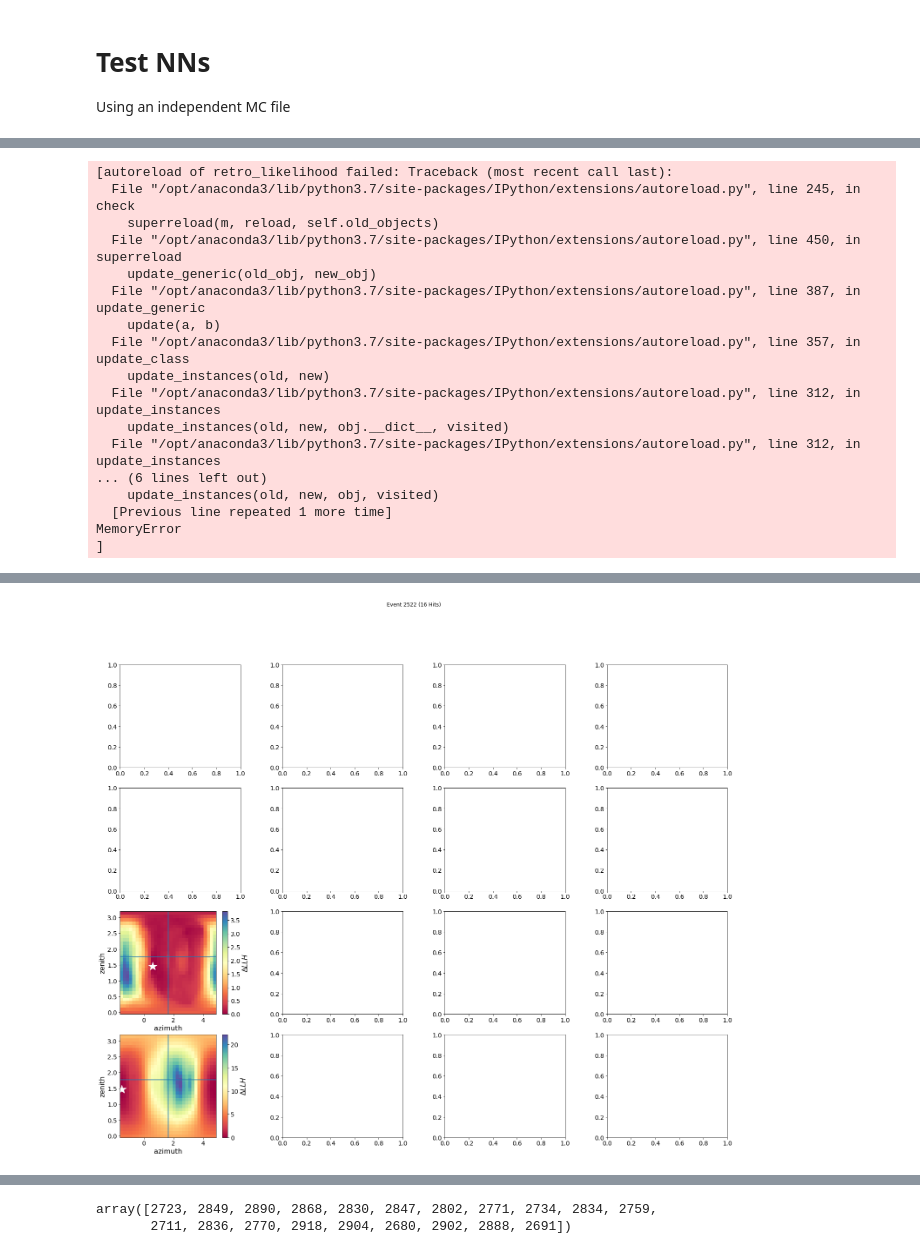
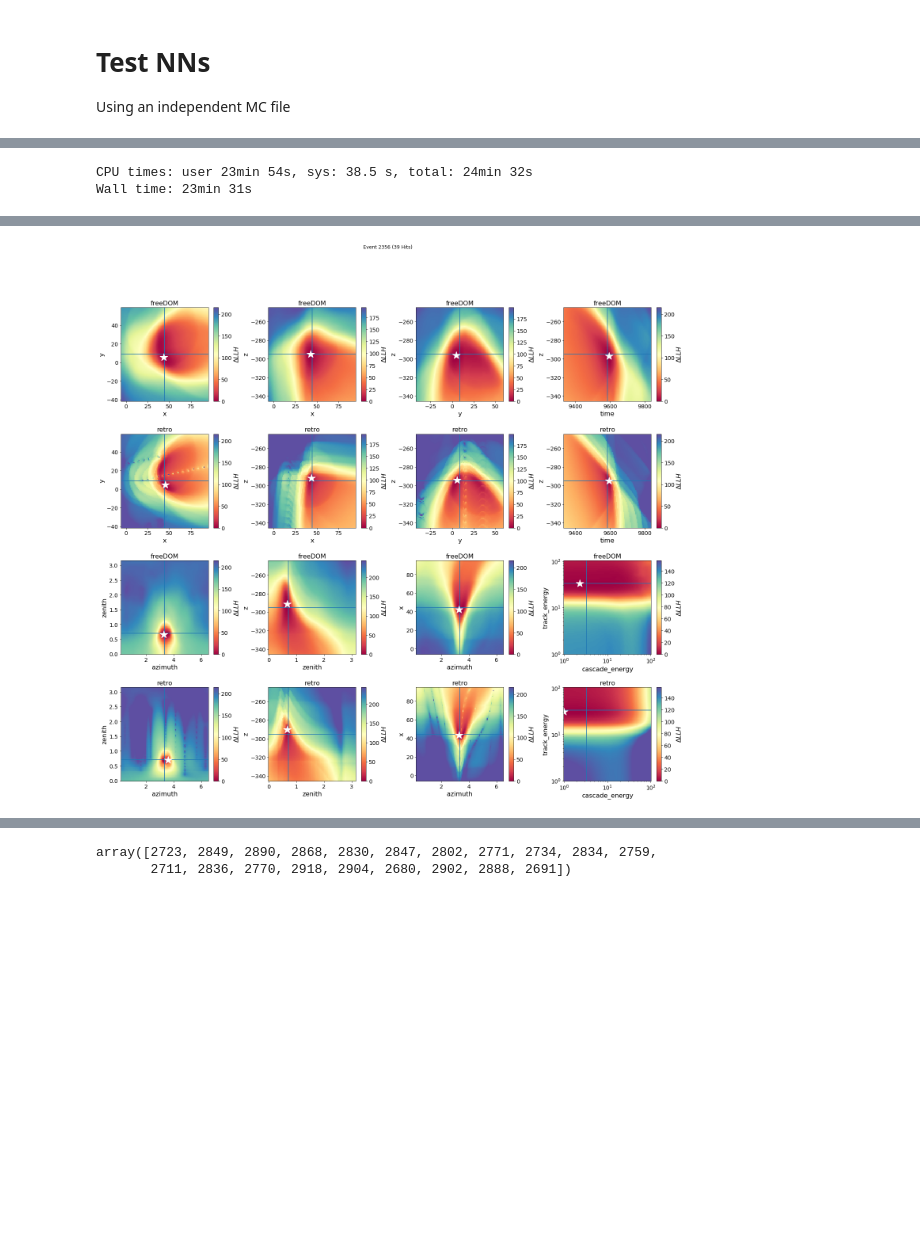
Before and after one commit to philippeller/freeDOM, a Jupyter notebook: freeDOM/inspect.ipynb, the cells around one changed output, grey strips where cells are left out. Drawn from its saved outputs; the diff is of its cells as text; code cells hidden in the pictures; blank space fills up the shorter version.

```diff
--- a/freeDOM/inspect.ipynb
+++ b/freeDOM/inspect.ipynb
@@ -39,7 +39,7 @@ Using an independent MC file
 # %%
 events, labels = load_events(dir='/home/iwsatlas1/peller/work/oscNext/level7_v01.04/140000_i3cols_test')
 # %%
-freedom_llh = LLH(hitnet_file='models/HitNet_14_May_2020-20h31/epoch_20_model.hdf5',
-          chargenet_file='models/ChargeNet_14_May_2020-20h30/epoch_1000_model.hdf5',
+freedom_llh = LLH(hitnet_file='models/HitNet_new_trafo18_May_2020-15h39/epoch_10_model.hdf5',
+          chargenet_file='models/ChargeNet_512_15_May_2020-13h05/epoch_475_model.hdf5',
           epsilon=1e-7,
          )
@@ -69,6 +71,10 @@ def get_llh_2d(event, plot_dim_x, plot_dim_y, n_steps=100, width='tight', subtra
         delta_x = 50
         delta_y = 50
         logE = 2
+    elif width == 'super_wide':
+        delta_x = 2000
+        delta_y = 2000
+        logE = 6
     else:
         delta_x = 500
         delta_y = 500
@@ -144,12 +150,12 @@ def plot_2d(g, t, ax):
 event_idx = 2522
 event = events[event_idx]
 
-x_dim = 'x'
-y_dim = 'z'
+x_dim = 'azimuth'
+y_dim = 'x'
 
 p, t = get_llh_2d(event, x_dim, y_dim, n_steps=101, width='tight')
 # %%
-p['pegleg_llh'] = -np.load('/home/iwsatlas1/peller/scans_jan/llh_space_xz_11366.npy')
+p['pegleg_llh'] = -np.load('/home/iwsatlas1/peller/scans_jan/llh_space_azix_11366_charge_mie.npy')
 p['pegleg_llh'] -= np.min(p['pegleg_llh'])
 # %%
 fig, ax = plt.subplots(2,3, figsize = (20, 12))
@@ -184,48 +190,37 @@ event_idx = 2522
 #event_idx = 1127
 #event_idx = 991
 #event_idx = 1232
+event_idx = 2356
 
 event = events[event_idx]
 
 width = 'tight'
 
-fig, ax = plt.subplots(4, 4, figsize=(25, 20))
+fig, ax = plt.subplots(4, 4, figsize=(25, 22))
 plt.subplots_adjust(wspace=0.35)
+plt.subplots_adjust(hspace=0.35)
 
 
 
 def double_plot(x, y, ax, retro_ax):
-    p, t = get_llh_2d(event, x, y, n_steps=31, width=width)
+    p, t = get_llh_2d(event, x, y, n_steps=101, width=width)
     #p['retro_llh'] = np.clip(p['retro_llh'], 0, np.max(p['q_llh']))
     plot_2d(p['tot'], t, ax)
-    plot_2d(p['retro_llh'], t, retro_ax)
+    ax.set_title('freeDOM')
+    plot_2d(np.clip(p['retro_llh'], 0, np.max(p['tot'])), t, retro_ax)
+    retro_ax.set_title('retro')
 
-#double_plot('x', 'y', ax[0,0], ax[1,0])
-#double_plot('x', 'z', ax[0,1], ax[1,1])
-#double_plot('y', 'z', ax[0,2], ax[1,2])
-#double_plot('time', 'z', ax[0,3], ax[1,3])
+double_plot('x', 'y', ax[0,0], ax[1,0])
+double_plot('x', 'z', ax[0,1], ax[1,1])
+double_plot('y', 'z', ax[0,2], ax[1,2])
+double_plot('time', 'z', ax[0,3], ax[1,3])
 double_plot('azimuth', 'zenith', ax[2,0], ax[3,0])
-#double_plot('zenith', 'z', ax[2,1], ax[3,1])
-#double_plot('azimuth', 'x', ax[2,2], ax[3,2])
-#double_plot('cascade_energy', 'track_energy', ax[2,3], ax[3,3])
+double_plot('zenith', 'z', ax[2,1], ax[3,1])
+double_plot('azimuth', 'x', ax[2,2], ax[3,2])
+double_plot('cascade_energy', 'track_energy', ax[2,3], ax[3,3])
 
 fig.suptitle('Event %i (%i Hits)'%(event_idx,event['hits'].shape[0]))
-plt.savefig('plots/Only_charge_Event_%i_%s.png'%(event_idx, width), dpi=300, bbox_inches='tight')
+plt.savefig('plots/Comparison_Event_%i_%s.png'%(event_idx, width), dpi=300, bbox_inches='tight')
 # %% [output]
-[autoreload of retro_likelihood failed: Traceback (most recent call last):
-  File "/opt/anaconda3/lib/python3.7/site-packages/IPython/extensions/autoreload.py", line 245, in check
-    superreload(m, reload, self.old_objects)
-  File "/opt/anaconda3/lib/python3.7/site-packages/IPython/extensions/autoreload.py", line 450, in superreload
-    update_generic(old_obj, new_obj)
-  File "/opt/anaconda3/lib/python3.7/site-packages/IPython/extensions/autoreload.py", line 387, in update_generic
-    update(a, b)
-  File "/opt/anaconda3/lib/python3.7/site-packages/IPython/extensions/autoreload.py", line 357, in update_class
-    update_instances(old, new)
-  File "/opt/anaconda3/lib/python3.7/site-packages/IPython/extensions/autoreload.py", line 312, in update_instances
-    update_instances(old, new, obj.__dict__, visited)
-  File "/opt/anaconda3/lib/python3.7/site-packages/IPython/extensions/autoreload.py", line 312, in update_instances
-... (6 lines left out)
-    update_instances(old, new, obj, visited)
-  [Previous line repeated 1 more time]
-MemoryError
-]
+CPU times: user 23min 54s, sys: 38.5 s, total: 24min 32s
+Wall time: 23min 31s
@@ -234,4 +227,4 @@ Wall time: 11.5 s
-[figure, old version]
+[figure, new version]
 # %%
 %%time
 #event_idx = 666 # 666 #4242
```
Also changed, not shown: parts of 18 cells of this notebook, 5 other files.
